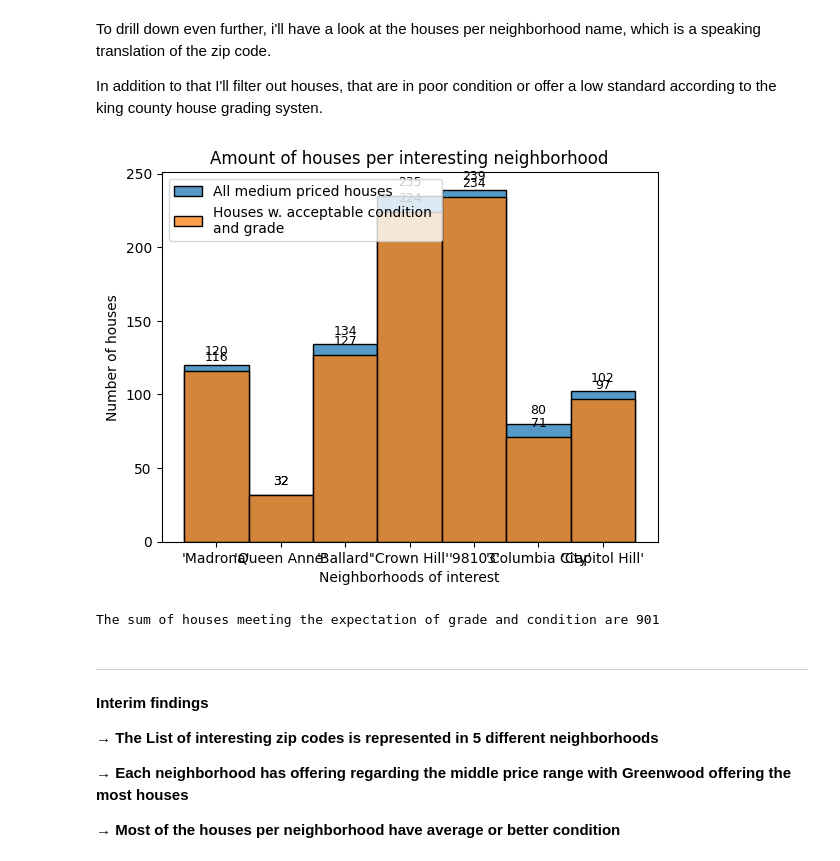
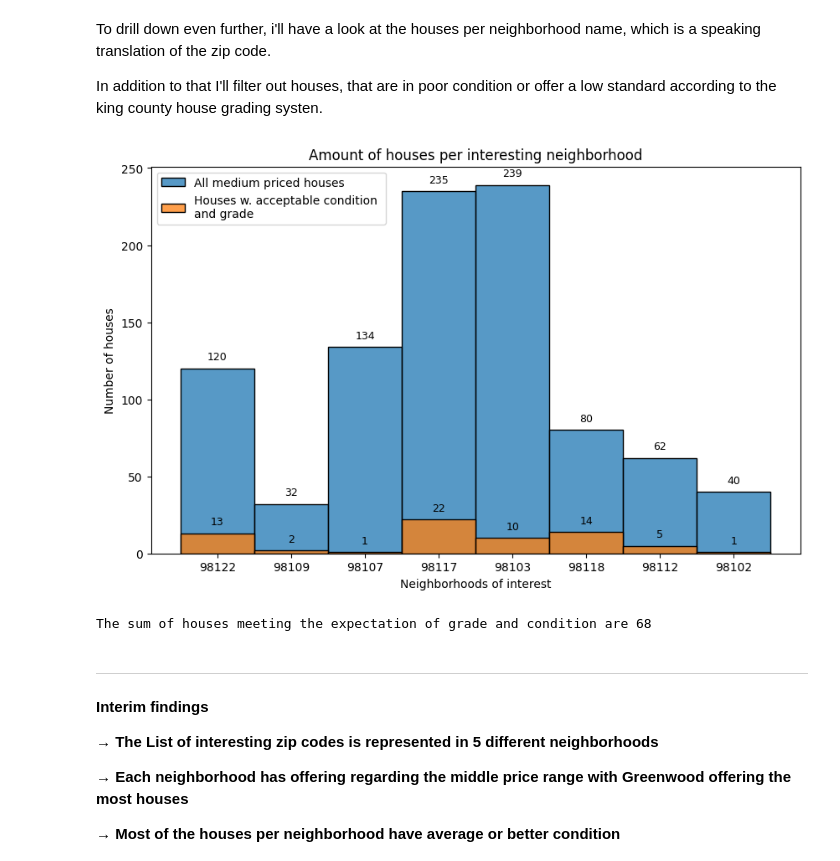
Before and after one commit to StefanK2ff/nf-eda-project, a Jupyter notebook: 5_Hypothesis checking.ipynb, the cells around one changed output. Drawn from its saved outputs; the diff is of its cells as text; code cells hidden in the pictures.

```diff
--- a/5_Hypothesis checking.ipynb
+++ b/5_Hypothesis checking.ipynb
@@ -6,6 +6,8 @@ import seaborn as sns
 import matplotlib.pyplot as plt
 import pandas as pd
 import plotly.express as px
+import os
+from dotenv import load_dotenv
 
 # Importing data
 
@@ -13,12 +15,14 @@ df = pd.read_csv('data/eda_cleaned+improved.csv', delimiter=",")
 
 # Setting date column to date time.
 df['date'] = pd.to_datetime(df['date'])
+# Transforming the 'zipcode' column to string data type
+df['zipcode'] = df['zipcode'].astype(str)
 # %% [markdown]
 ## Checking for houses fitting 'mid price range' in interesting zipcode-areas
 # %%
 # List of the desired zip codes created through own research. See book 4, Chapter Livelihood
 
-desired_zipcodes = [98102, 98112, 98122, 98121, 98103, 98109, 98107, 98104, 98117, 98118]
+desired_zipcodes = ['98102', '98112', '98122', '98121', '98103', '98109', '98107', '98104', '98117', '98118']
 # %%
 # This histogram shows the amount of houses for each price category
 
@@ -75,47 +79,51 @@ To drill down even further, i'll have a look at the houses per neighborhood name
 
 In addition to that I'll filter out houses, that are in poor condition or offer a low standard according to the king county house grading systen.
 # %%
+# Create a wider figure
+plt.figure(figsize=(10, 6))
+
+
 # Creating a histogram showing houses per neighborhood
 
 ax = sns.histplot(
     data=df_desired_zips_and_price,
-    x='neighborhood_name',
+    x='zipcode',
     label='All medium priced houses'
 )
 
 # Filtering the houses and exkluding houses with condition poorer than 3 and grade worth than 7
 
 df_top_quality = df_desired_zips_and_price[
-    (df_desired_zips_and_price['condition'] >= 3) & (df_desired_zips_and_price['grade'] >= 7)
+    (df_desired_zips_and_price['condition'] > 3) & (df_desired_zips_and_price['grade'] > 7)
 ]
 
 # Adding the new data frame to the histogram
 
 sns.histplot(
     data=df_top_quality,
-    x='neighborhood_name',
+    x='zipcode',
     label='Houses w. acceptable condition \nand grade'
 )
 
 # Add labels to the bars
 for p in ax.patches:
     ax.annotate(f'{p.get_height():.0f}', (p.get_x() + p.get_width() / 2., p.get_height()),
                 ha='center', va='bottom', fontsize=9, color='black', xytext=(0, 5),
                 textcoords='offset points')
 
 # Proper labeling of the chart
 
 plt.xlabel('Neighborhoods of interest')
 plt.ylabel('Number of houses')
 plt.title('Amount of houses per interesting neighborhood')
 plt.legend(loc='upper left')
 
 plt.show()
 
 print(f'The sum of houses meeting the expectation of grade and condition are {df_top_quality.house_id.count()}')
 # %% [output]
-[figure, old version]
+[figure, new version]
-The sum of houses meeting the expectation of grade and condition are 901
+The sum of houses meeting the expectation of grade and condition are 68
 # %% [markdown]
 ---
 **Interim findings**
```
Also changed, not shown: parts of 3 cells of this notebook, 1 other file.
